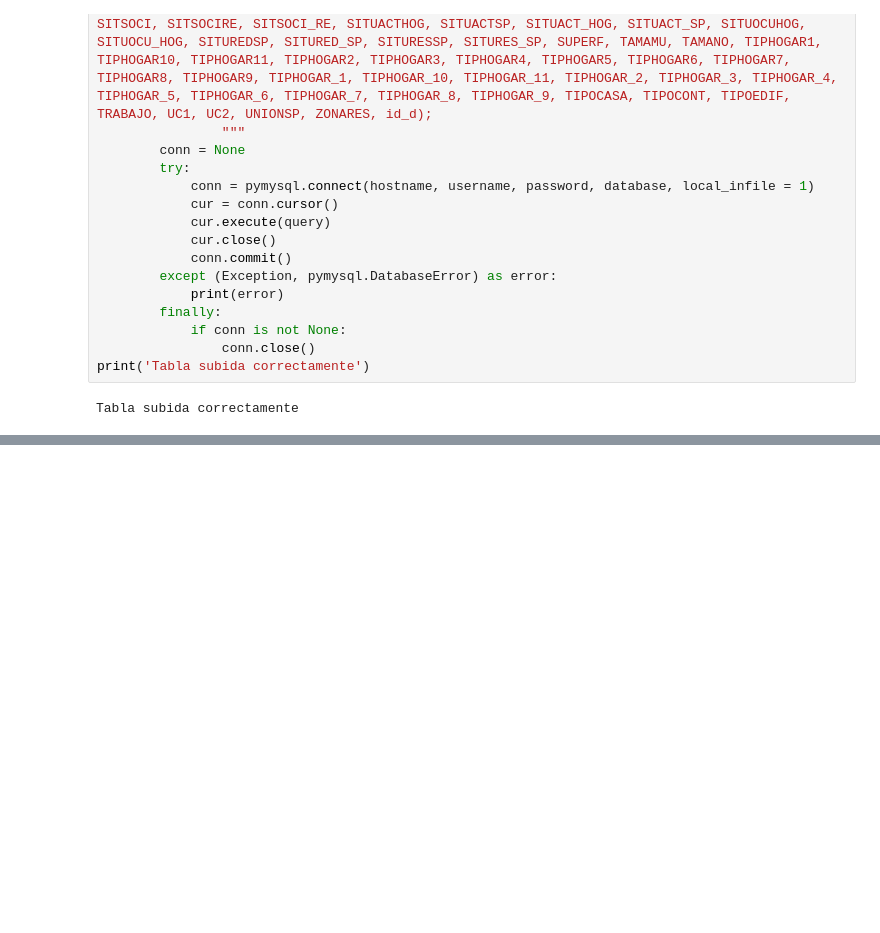
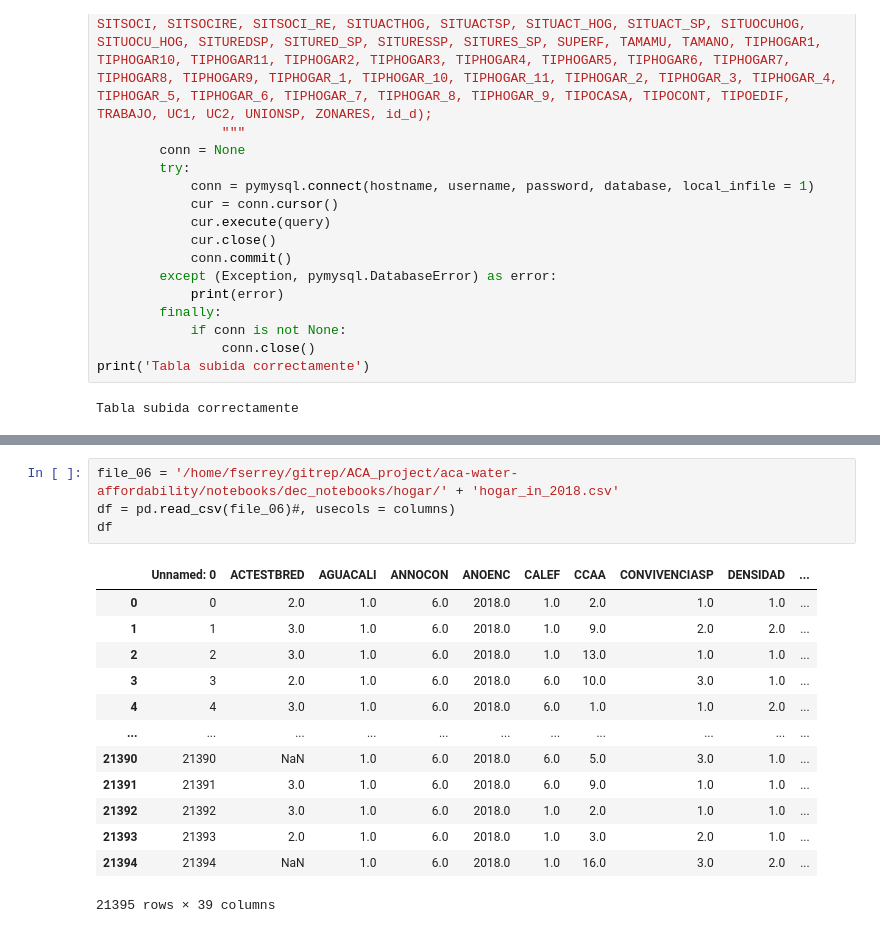
Before and after one commit to fserrey/aca-water-affordability, a Jupyter notebook: notebooks/dec_notebooks/upload_tables_server.ipynb, the cells around one changed output, grey strips where cells are left out. Saved outputs shown, nothing was run; the diff lists cells and outputs as text; blank space fills up the shorter version.

Commit message:
new tables uploaded

```diff
--- a/notebooks/dec_notebooks/upload_tables_server.ipynb
+++ b/notebooks/dec_notebooks/upload_tables_server.ipynb
@@ -438,0 +617,18 @@ Tabla subida correctamente
+# %%
+file_06 = '/home/fserrey/gitrep/ACA_project/aca-water-affordability/notebooks/dec_notebooks/hogar/' + 'hogar_in_2018.csv'
+df = pd.read_csv(file_06)#, usecols = columns)
+df
+# %% [output]
+|  | Unnamed: 0 | ACTESTBRED | AGUACALI | ANNOCON | ANOENC | CALEF | CCAA | CONVIVENCIASP | DENSIDAD | ... |
+| 0 | 0 | 2.0 | 1.0 | 6.0 | 2018.0 | 1.0 | 2.0 | 1.0 | 1.0 | ... |
+| 1 | 1 | 3.0 | 1.0 | 6.0 | 2018.0 | 1.0 | 9.0 | 2.0 | 2.0 | ... |
+| 2 | 2 | 3.0 | 1.0 | 6.0 | 2018.0 | 1.0 | 13.0 | 1.0 | 1.0 | ... |
+| 3 | 3 | 2.0 | 1.0 | 6.0 | 2018.0 | 6.0 | 10.0 | 3.0 | 1.0 | ... |
+| 4 | 4 | 3.0 | 1.0 | 6.0 | 2018.0 | 6.0 | 1.0 | 1.0 | 2.0 | ... |
+| ... | ... | ... | ... | ... | ... | ... | ... | ... | ... | ... |
+| 21390 | 21390 | NaN | 1.0 | 6.0 | 2018.0 | 6.0 | 5.0 | 3.0 | 1.0 | ... |
+| 21391 | 21391 | 3.0 | 1.0 | 6.0 | 2018.0 | 6.0 | 9.0 | 1.0 | 1.0 | ... |
+| 21392 | 21392 | 3.0 | 1.0 | 6.0 | 2018.0 | 1.0 | 2.0 | 1.0 | 1.0 | ... |
+| 21393 | 21393 | 2.0 | 1.0 | 6.0 | 2018.0 | 1.0 | 3.0 | 2.0 | 1.0 | ... |
+| 21394 | 21394 | NaN | 1.0 | 6.0 | 2018.0 | 1.0 | 16.0 | 3.0 | 2.0 | ... |
+21395 rows × 39 columns
```
Also changed, not shown: parts of 8 cells of this notebook, 4 other files.
